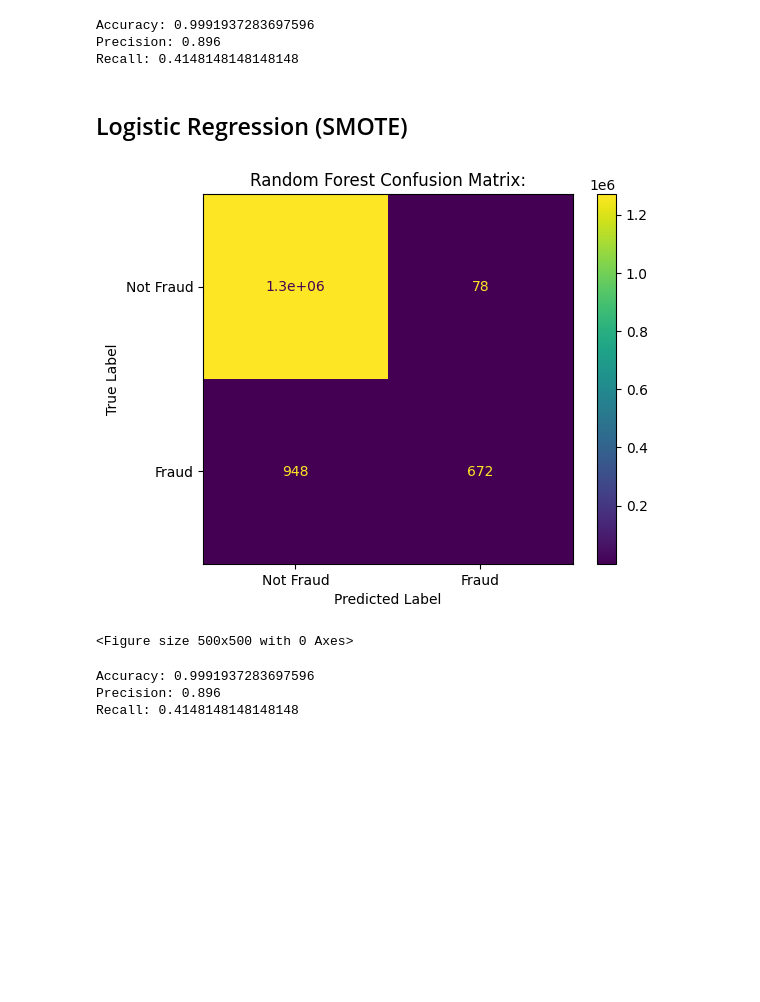
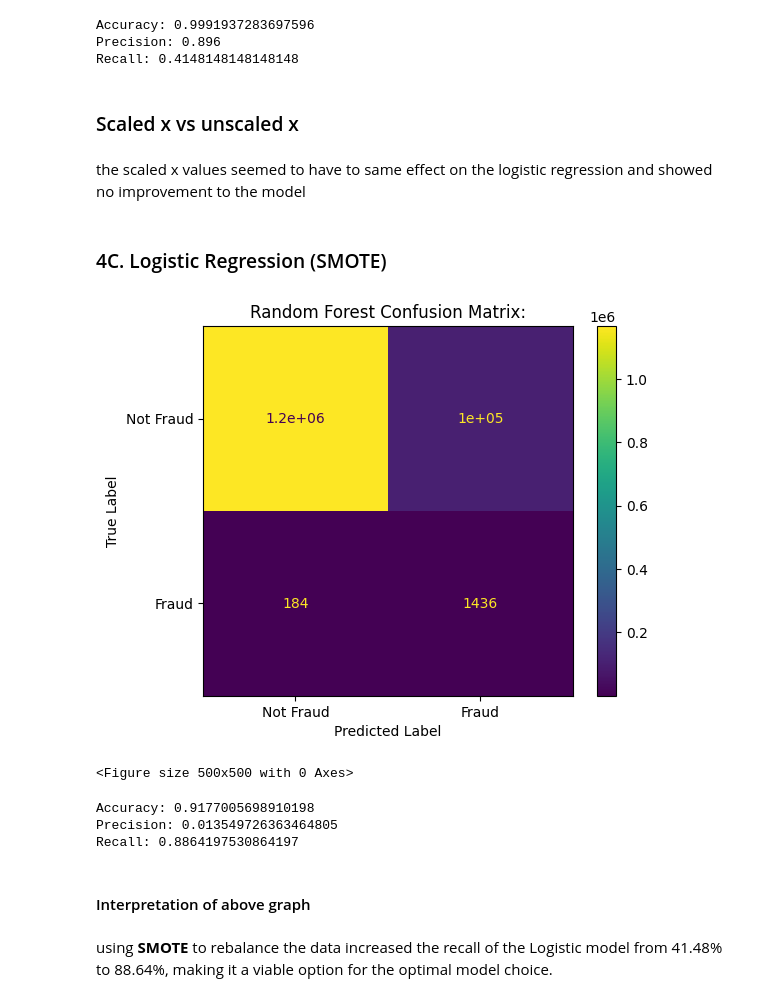
Before and after one commit to RobertKS123/ACML_Assignment, a Jupyter notebook: Logistic.ipynb, the cells around one changed output. Drawn from its saved outputs; the diff is of its cells as text; code cells hidden in the pictures; blank space fills up the shorter version.

```diff
--- a/Logistic.ipynb
+++ b/Logistic.ipynb
@@ -93,34 +101,42 @@ print("Recall:", scaled_recall)
 Accuracy: 0.9991937283697596
 Precision: 0.896
 Recall: 0.4148148148148148
+# %% [markdown]
+### Scaled x vs unscaled x
+# %% [markdown]
+the scaled x values seemed to have to same effect on the logistic regression and showed no improvement to the model
 # %% [markdown]
-## Logistic Regression (SMOTE)
+### 4C. Logistic Regression (SMOTE)
 # %%
 # Adjust Data
 smote = SMOTE()
 X_resampled, y_resampled = smote.fit_resample(X_train, y_train)
 
 # Train the model
 model = LogisticRegression()
-model.fit(X_train_scaled, y_train)
+model.fit(X_resampled, y_resampled)
 
 # Make predictions on the test set
-y_pred = model.predict(X_test_scaled)
+y_pred = model.predict(X_test)
 
 # Evaluate the model
 scaled_confusion_matrix = confusion_matrix(y_test, y_pred)
 scaled_accuracy = accuracy_score(y_test, y_pred)
 scaled_precision = precision_score(y_test, y_pred)
 scaled_recall = recall_score(y_test, y_pred)
 
 # Print the evaluation metrics
 display_confusion_matrix(scaled_confusion_matrix)
 print("Accuracy:", scaled_accuracy)
 print("Precision:", scaled_precision)
 print("Recall:", scaled_recall)
 # %% [output]
-[figure, old version]
+[figure, new version]
 <Figure size 500x500 with 0 Axes>
-Accuracy: 0.9991937283697596
-Precision: 0.896
-Recall: 0.4148148148148148
+Accuracy: 0.9177005698910198
+Precision: 0.013549726363464805
+Recall: 0.8864197530864197
+# %% [markdown]
+#### Interpretation of above graph
+# %% [markdown]
+using __SMOTE__ to rebalance the data increased the recall of the Logistic model from 41.48% to 88.64%, making it a viable option for the optimal model choice.
```
Also changed, not shown: parts of 7 cells of this notebook, 2 other files.
